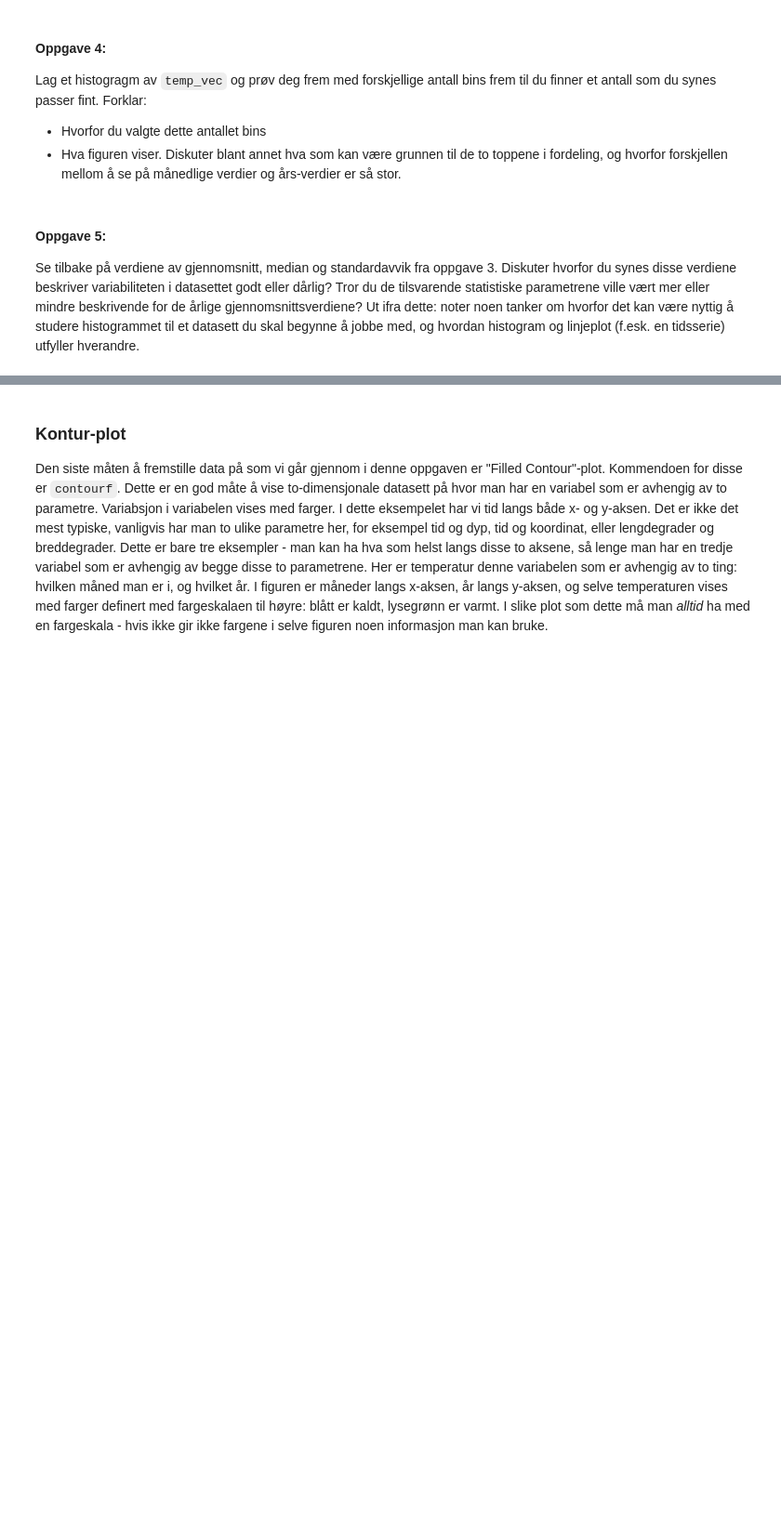
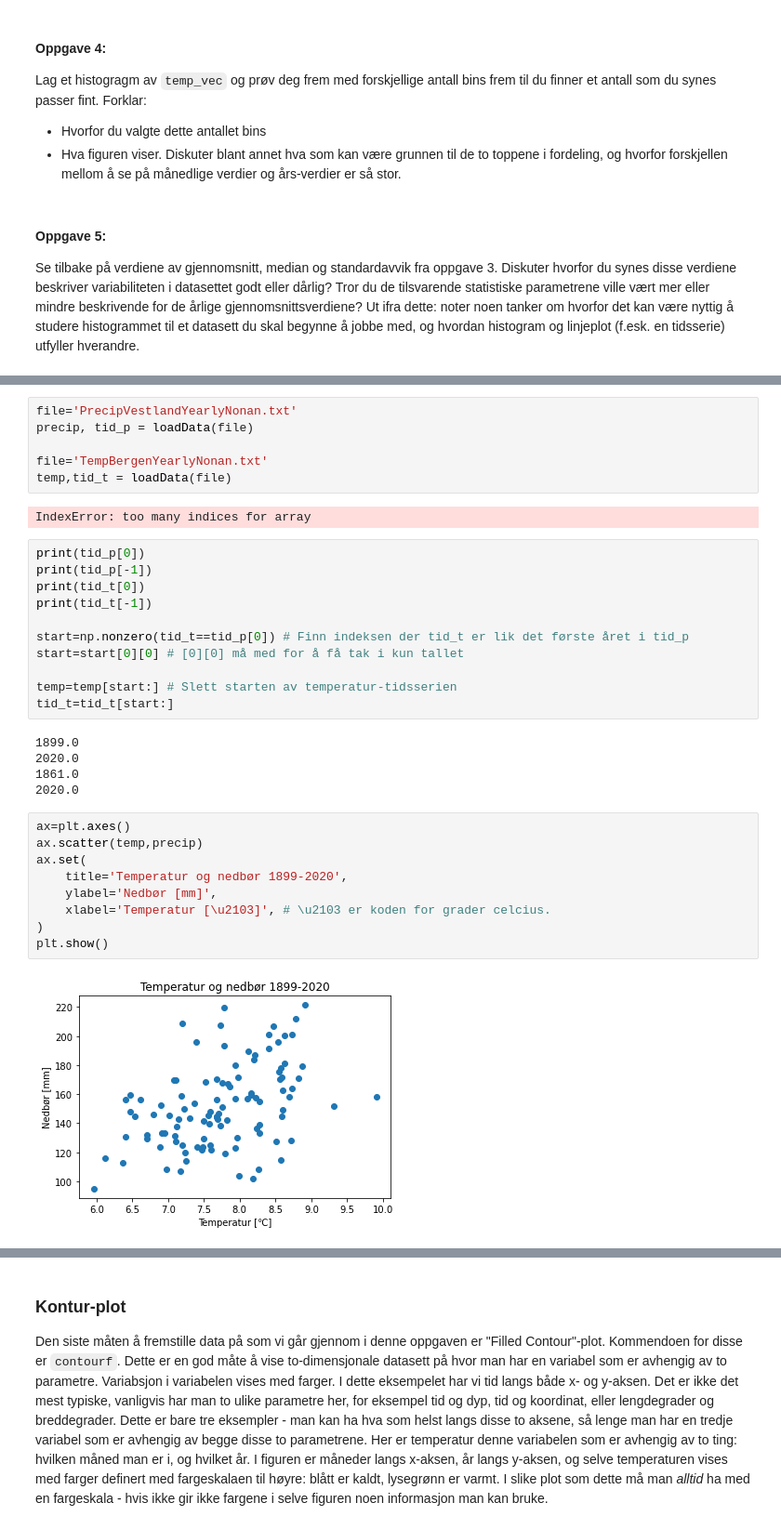
Before and after one commit to irendundas/EkteData, a Jupyter notebook: Figurer.ipynb, the cells around one changed output, grey strips where cells are left out. Shown at 93% size. Drawn from its saved outputs; the diff is of its cells as text; blank space fills up the shorter version.

Commit message:
upload file PrecipVestlandYearlyNonan.txt

```diff
--- a/Figurer.ipynb
+++ b/Figurer.ipynb
@@ -118,0 +124,35 @@ Se tilbake på verdiene av gjennomsnitt, median og standardavvik fra oppgave 3.
+# %%
+file='PrecipVestlandYearlyNonan.txt'
+precip, tid_p = loadData(file)
+
+file='TempBergenYearlyNonan.txt'
+temp,tid_t = loadData(file)
+# %% [output]
+IndexError: too many indices for array
+# %%
+print(tid_p[0])
+print(tid_p[-1])
+print(tid_t[0])
+print(tid_t[-1])
+
+start=np.nonzero(tid_t==tid_p[0]) # Finn indeksen der tid_t er lik det første året i tid_p
+start=start[0][0] # [0][0] må med for å få tak i kun tallet
+
+temp=temp[start:] # Slett starten av temperatur-tidsserien
+tid_t=tid_t[start:]
+# %% [output]
+1899.0
+2020.0
+1861.0
+2020.0
+# %%
+ax=plt.axes()
+ax.scatter(temp,precip)
+ax.set(
+    title='Temperatur og nedbør 1899-2020',
+    ylabel='Nedbør [mm]',
+    xlabel='Temperatur [\u2103]', # \u2103 er koden for grader celcius.
+)
+plt.show()
+# %% [output]
+[figure, added]
```
Also changed, not shown: parts of 6 cells of this notebook, 2 other files.
